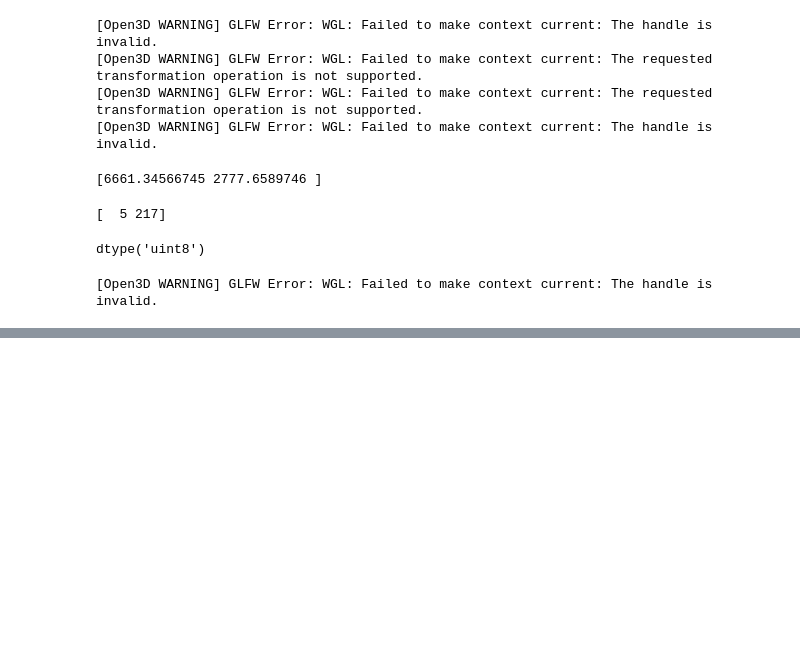
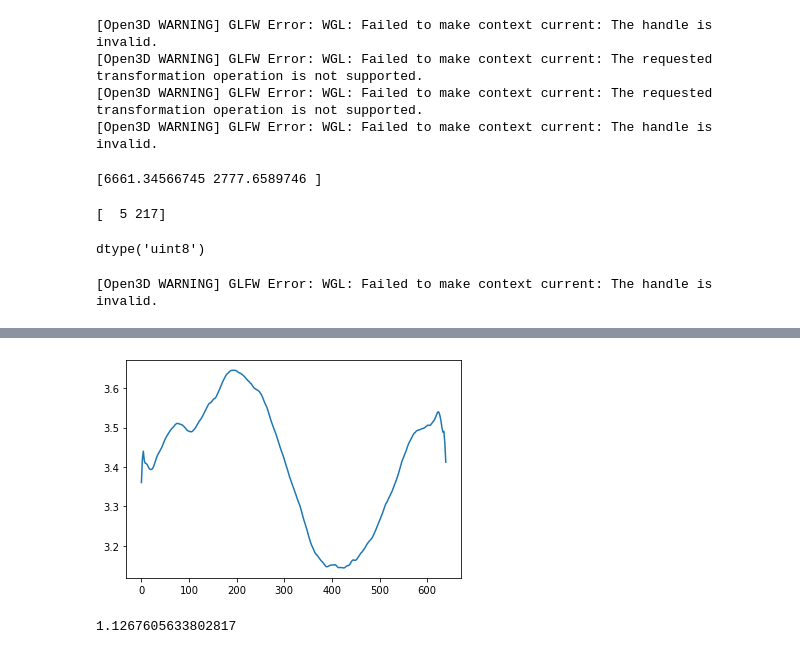
Before and after one commit to NitishJaiswal/3D-indoor-mapping, a Jupyter notebook: point_cloud_testing.ipynb, the cells around one changed output, grey strips where cells are left out. Cells and saved outputs as stored; diff of their text form; code cells hidden in the pictures; blank space fills up the shorter version.

Commit message:
Code update using trajectory data

```diff
--- a/point_cloud_testing.ipynb
+++ b/point_cloud_testing.ipynb
@@ -306,0 +383,3 @@ o3d.visualization.draw_geometries([dense],
+# %%
+test_array=np.loadtxt("Data/depth_txt/DSC01584.txt")
+print(test_array)
@@ -306,0 +398,3 @@ o3d.visualization.draw_geometries([dense],
+# %%
+a=test_array
+print(a[0])
@@ -306,0 +419,9 @@ o3d.visualization.draw_geometries([dense],
+# %%
+plt.plot(a[56])
+plt.show()
+# %% [output]
+[figure, added]
+# %%
+480/426
+# %% [output]
+1.1267605633802817
```
Also changed, not shown: parts of 38 cells of this notebook.
